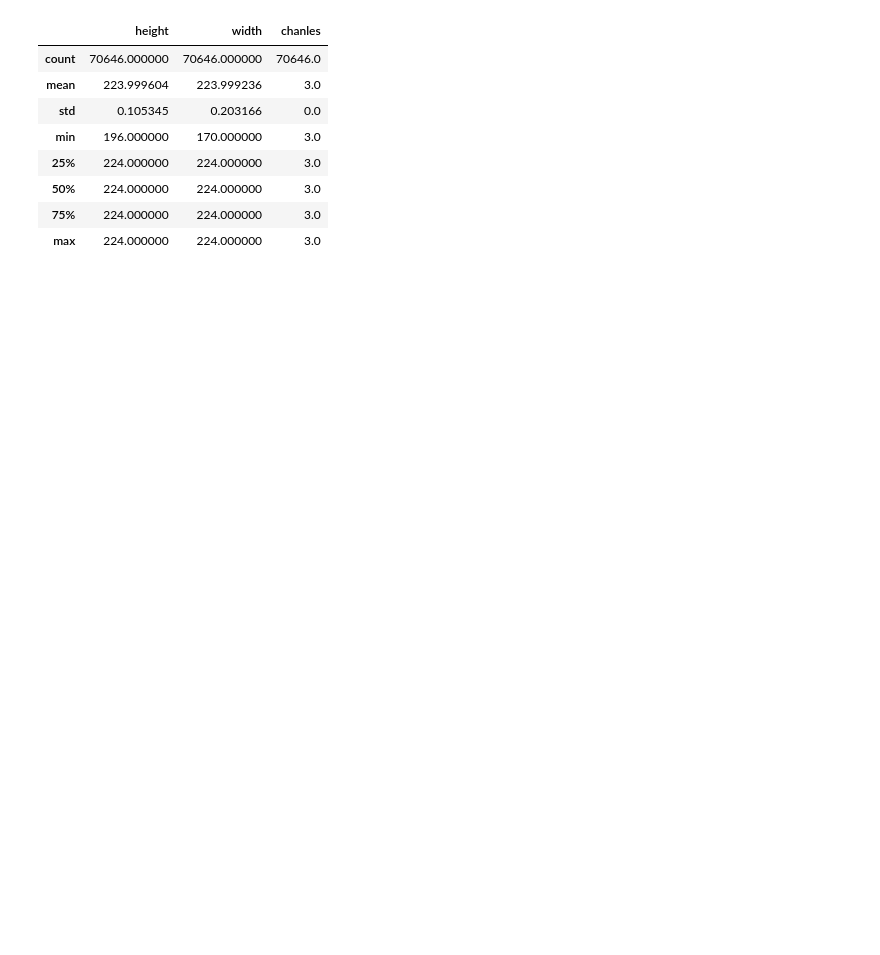
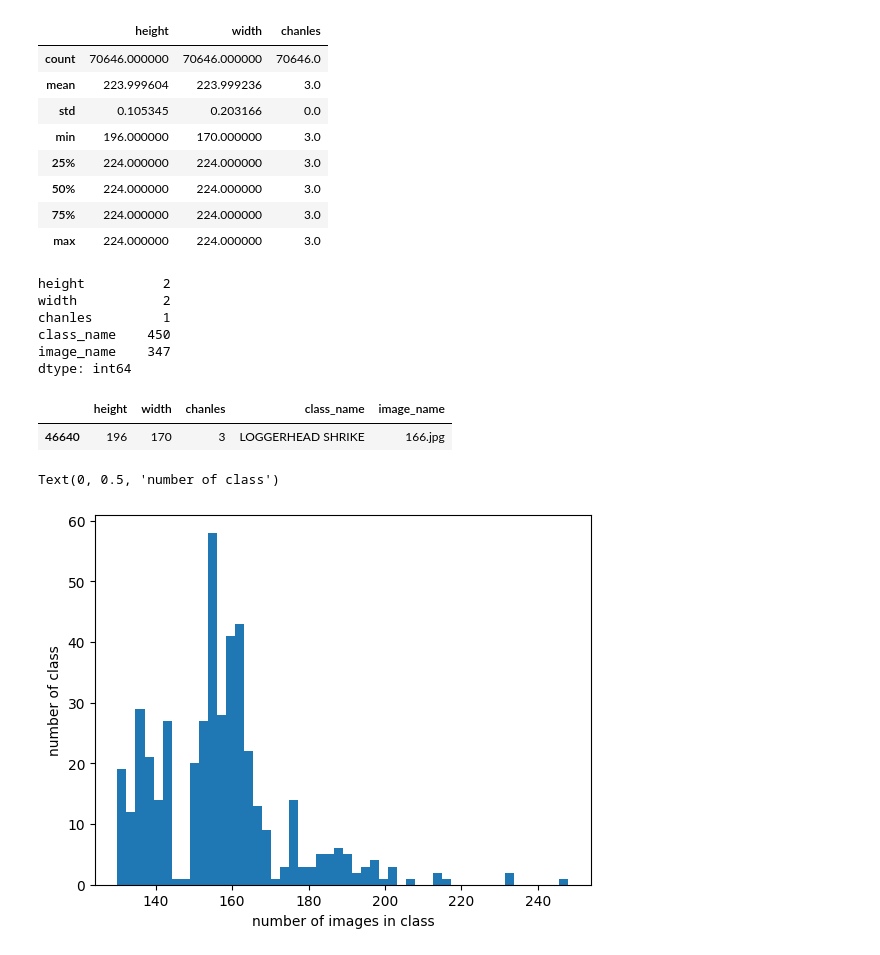
Before and after one commit to benjaminthor/bird-species-classification, a Jupyter notebook: exploratory_data_analysis.ipynb, the cells around one changed output. Drawn from its saved outputs; the diff is of its cells as text; code cells hidden in the pictures; blank space fills up the shorter version.

```diff
--- a/exploratory_data_analysis.ipynb
+++ b/exploratory_data_analysis.ipynb
@@ -68,14 +63,14 @@ Low outliers:  []
 # Or is it ready for use?
 # Can we use augmentation and what kind of augmentation would be valid?)
 # %%
-shape_dict ={'height':[], 'width':[], 'chanles':[], 'class_name':[], 'image_name':[]}
+images_dict ={'height':[], 'width':[], 'chanles':[], 'class_name':[], 'image_name':[]}
 for path in train:
     img = cv2.imread(path)
-    shp =img.shape
-    shape_dict['height'].append(shp[0])
-    shape_dict['width'].append(shp[1])
-    shape_dict['chanles'].append(shp[2])
-    shape_dict['class_name'].append(path.split('\\')[-2])
-    shape_dict['image_name'].append(path.split('\\')[-1])
-    shape_df =pd.DataFrame(shape_dict)
+    h, w, c = img.shape
+    images_dict['height'].append(h)
+    images_dict['width'].append(w)
+    images_dict['chanles'].append(c)
+    images_dict['class_name'].append(path.split('\\')[-2])
+    images_dict['image_name'].append(path.split('\\')[-1])
+images_df =pd.DataFrame(images_dict)
 # %%
@@ -90,3 +85,26 @@ shape_df.describe()
 | 50% | 224.000000 | 224.000000 | 3.0 |
 | 75% | 224.000000 | 224.000000 | 3.0 |
 | max | 224.000000 | 224.000000 | 3.0 |
+# %%
+images_df.nunique()
+# %% [output]
+height          2
+width           2
+chanles         1
+class_name    450
+image_name    347
+dtype: int64
+# %%
+# outlier size
+images_df[(images_df.width != 224)| (images_df.height != 224)]
+# %% [output]
+|  | height | width | chanles | class_name | image_name |
+| 46640 | 196 | 170 | 3 | LOGGERHEAD SHRIKE | 166.jpg |
+# %%
+# classes distibution
+plt.hist(images_df.groupby(['class_name'])['class_name'].count(), bins=50 )
+plt.xlabel('number of images in class')
+plt.ylabel('number of class')
+# %% [output]
+Text(0, 0.5, 'number of class')
+[figure, added]
```
Also changed, not shown: parts of 5 cells of this notebook.
